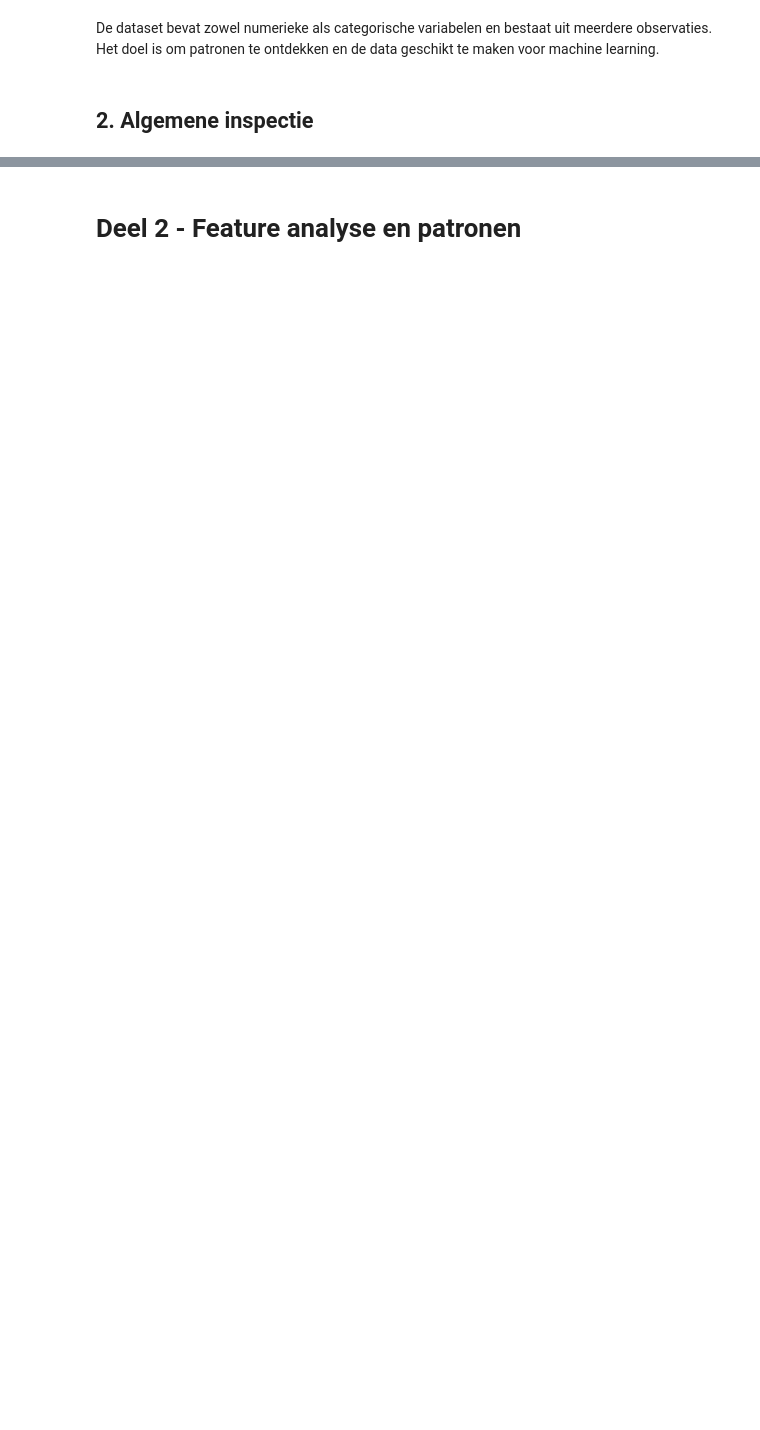
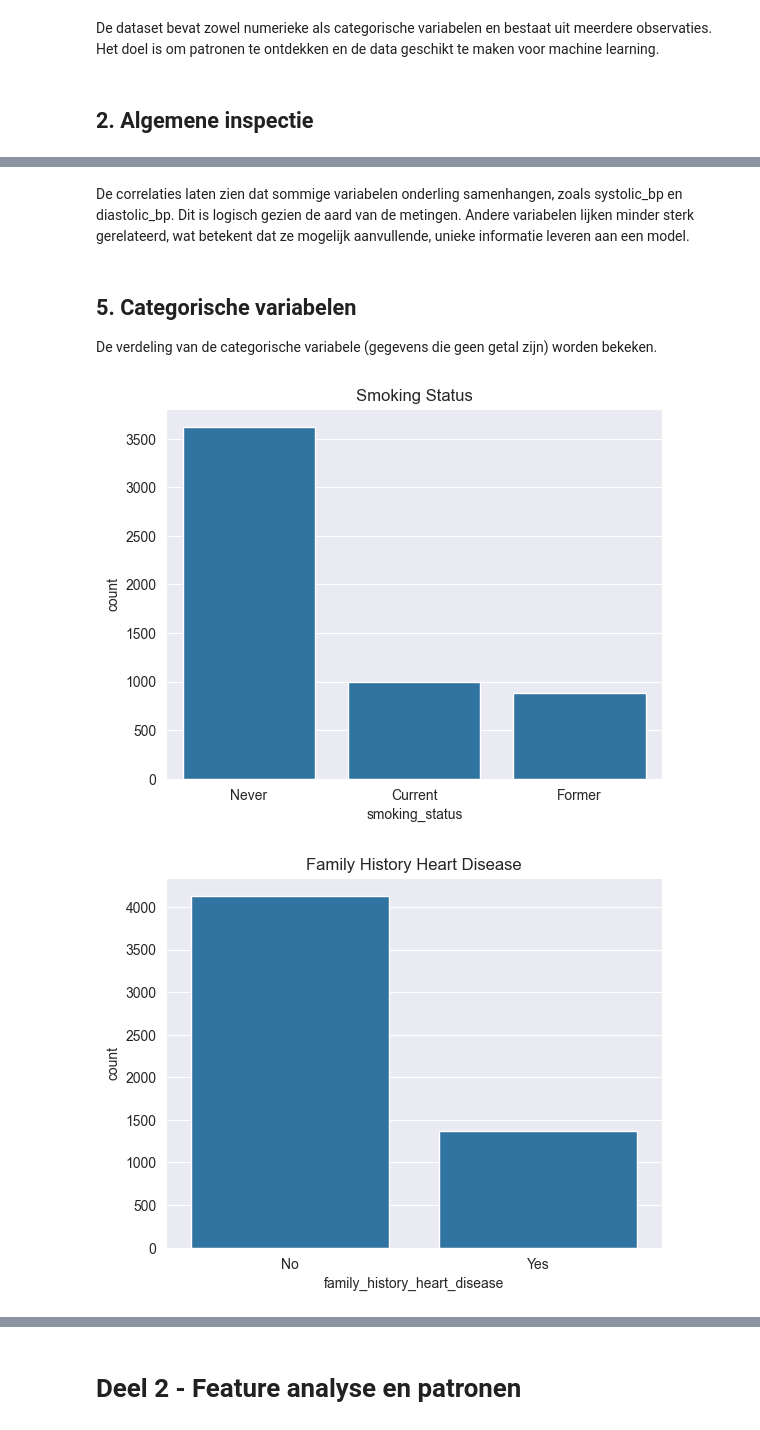
Before and after one commit to ESmids/BPDEE-Practicums, a Jupyter notebook: Opdracht1/HeartAttackDataset/CardiovascularRisk.ipynb, the cells around one changed output, grey strips where cells are left out. Cells and saved outputs as stored; diff of their text form; code cells hidden in the pictures; blank space fills up the shorter version.

```diff
--- a/Opdracht1/HeartAttackDataset/CardiovascularRisk.ipynb
+++ b/Opdracht1/HeartAttackDataset/CardiovascularRisk.ipynb
@@ -59,0 +144,23 @@ for col in categorical_cols:
+# %% [markdown]
+De correlaties laten zien dat sommige variabelen onderling samenhangen, zoals systolic_bp en diastolic_bp. Dit is logisch gezien de aard van de metingen. Andere variabelen lijken minder sterk gerelateerd, wat betekent dat ze mogelijk aanvullende, unieke informatie leveren aan een model.
+# %% [markdown]
+## 5. Categorische variabelen
+De verdeling van de categorische variabele (gegevens die geen getal zijn) worden bekeken.
+# %%
+# smoking_status
+sns.countplot(x=df['smoking_status'])
+plt.title("Smoking Status")
+plt.show()
+
+# family history
+sns.countplot(x=df['family_history_heart_disease'])
+plt.title("Family History Heart Disease")
+plt.show()
+
+# target
+sns.countplot(x=df['risk_category'])
+plt.title("Risk Category")
+plt.show()
+# %% [output]
+[figure, added]
+[figure, added]
```
Also changed, not shown: parts of 57 cells of this notebook, 2 other files.
